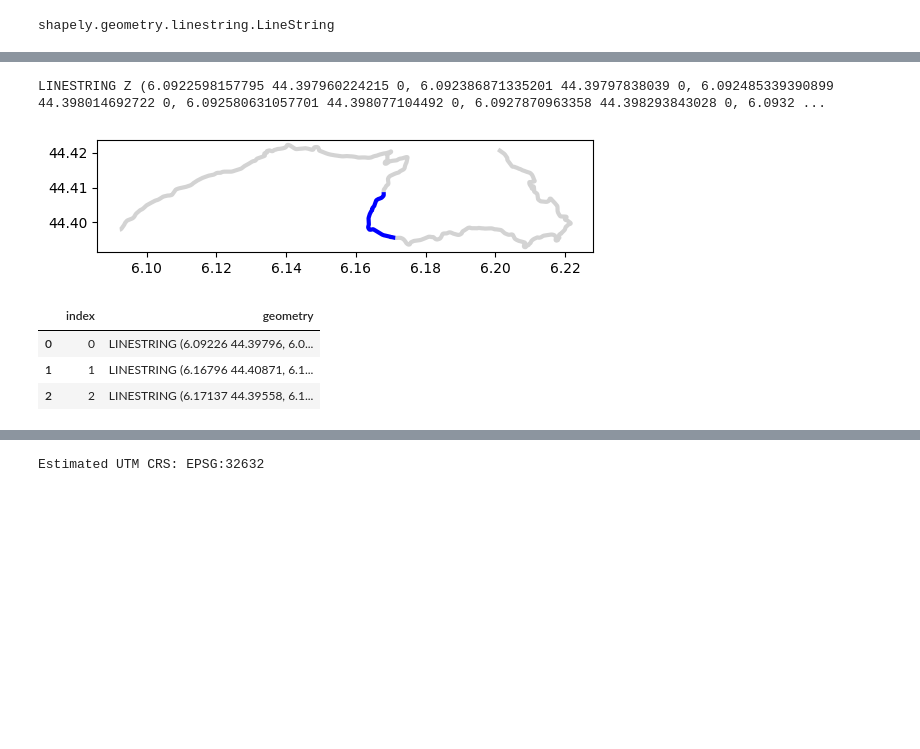
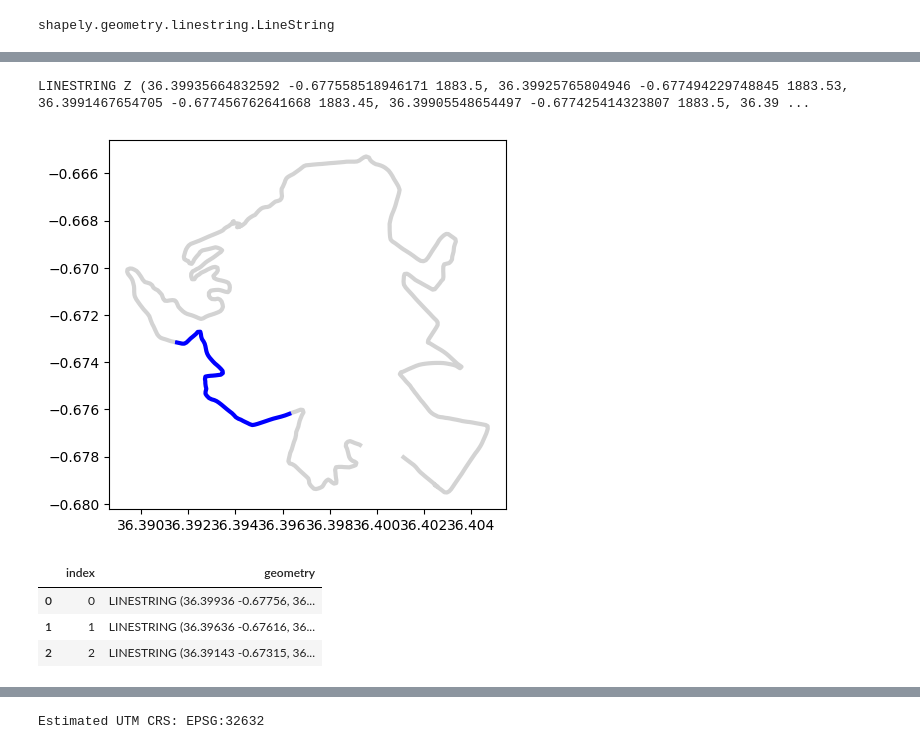
Before and after one commit to RallyDataJunkie/wrc-shinylive-geo, a Jupyter notebook: src/shinyapp/.scratchpad.ipynb, the cells around one changed output, grey strips where cells are left out. Cells and saved outputs as stored; diff of their text form; code cells hidden in the pictures; blank space fills up the shorter version.

Commit message:
Fix SS parsing in geojson; add N segments from route function

```diff
--- a/src/shinyapp/.scratchpad.ipynb
+++ b/src/shinyapp/.scratchpad.ipynb
@@ -256,7 +256,7 @@ df_telemetrydata, df_telemetrymergeddata
  Columns: []
  Index: [])
 # %%
-r = wrc.get_rallies_data(2025, as_dict=True)[0]
+r = wrc.get_rallies_data(2025, as_dict=True)[3]
 # SASEVENTID = 534 ; sas-rallyid: 582
 # http://www.wrc.com/service/sasCacheApi.php?route=events/{SASEVENTID}
 # rallies/{rallyId}/stagewinners
@@ -457,23 +490,23 @@ LINESTRING Z (6.0922598157795 44.397960224215 0, 6.092386871335201 44.3979783803
 # %%
 # Also: wrc.GeoTools.cut_line_by_distance_meters(line, start, end)
 
 
 # wrc.GeoTools.cut(line, distance): cut a line into two separate lines at a specified distance from its starting point.
 
 print(line)
-gdf_segments = wrc.GeoTools.route_segment_meters(line, 10000, 12000)
+gdf_segments = wrc.GeoTools.route_segment_meters(line, 1000, 2000)
 
 
 fig, ax = plt.subplots()
 # line.plot(ax=ax, lw=6, color='gray')
 ax = gdf_segments.plot(ax=ax, lw=3, color=["lightgrey", "blue", "lightgrey"])
 # %% [output]
-LINESTRING Z (6.0922598157795 44.397960224215 0, 6.092386871335201 44.39797838039 0, 6.092485339390899 44.398014692722 0, 6.092580631057701 44.398077104492 0, 6.0927870963358 44.398293843028 0, 6.0932 ...
+LINESTRING Z (36.39935664832592 -0.677558518946171 1883.5, 36.39925765804946 -0.677494229748845 1883.53, 36.3991467654705 -0.677456762641668 1883.45, 36.39905548654497 -0.677425414323807 1883.5, 36.39 ...
-[figure, old version]
+[figure, new version]
 # %%
 gdf_segments
 # %% [output]
 |  | index | geometry |
-| 0 | 0 | LINESTRING (6.09226 44.39796, 6.0... |
-| 1 | 1 | LINESTRING (6.16796 44.40871, 6.1... |
-| 2 | 2 | LINESTRING (6.17137 44.39558, 6.1... |
+| 0 | 0 | LINESTRING (36.39936 -0.67756, 36... |
+| 1 | 1 | LINESTRING (36.39636 -0.67616, 36... |
+| 2 | 2 | LINESTRING (36.39143 -0.67315, 36... |
```
Also changed, not shown: parts of 18 cells of this notebook, 3 other files.
